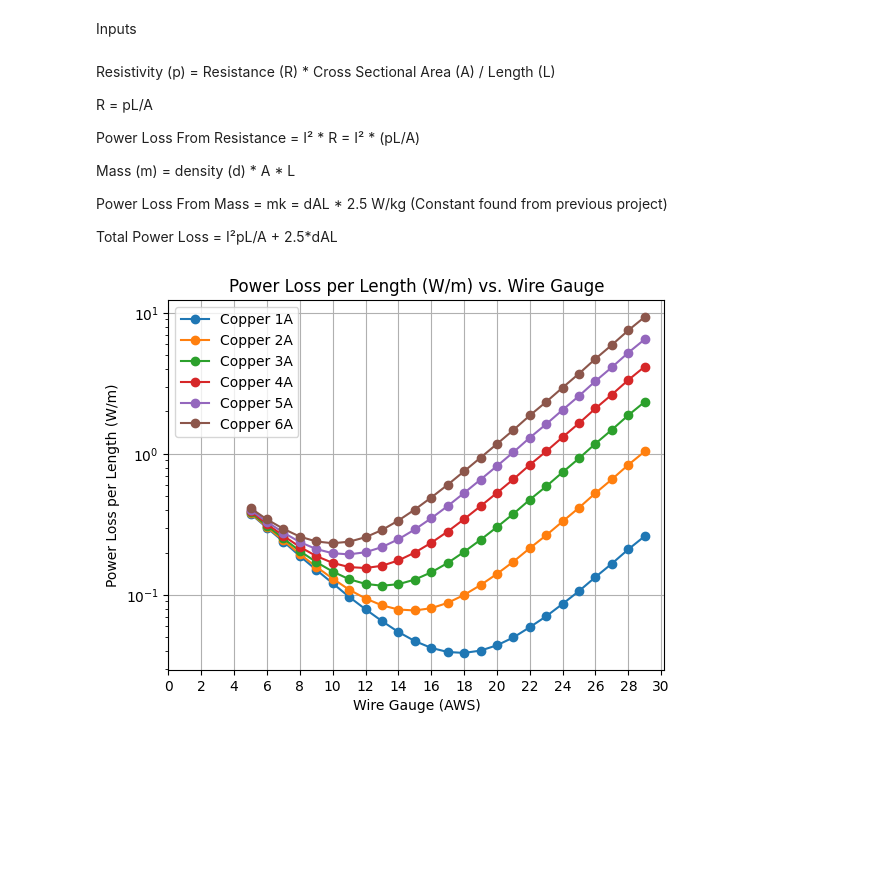
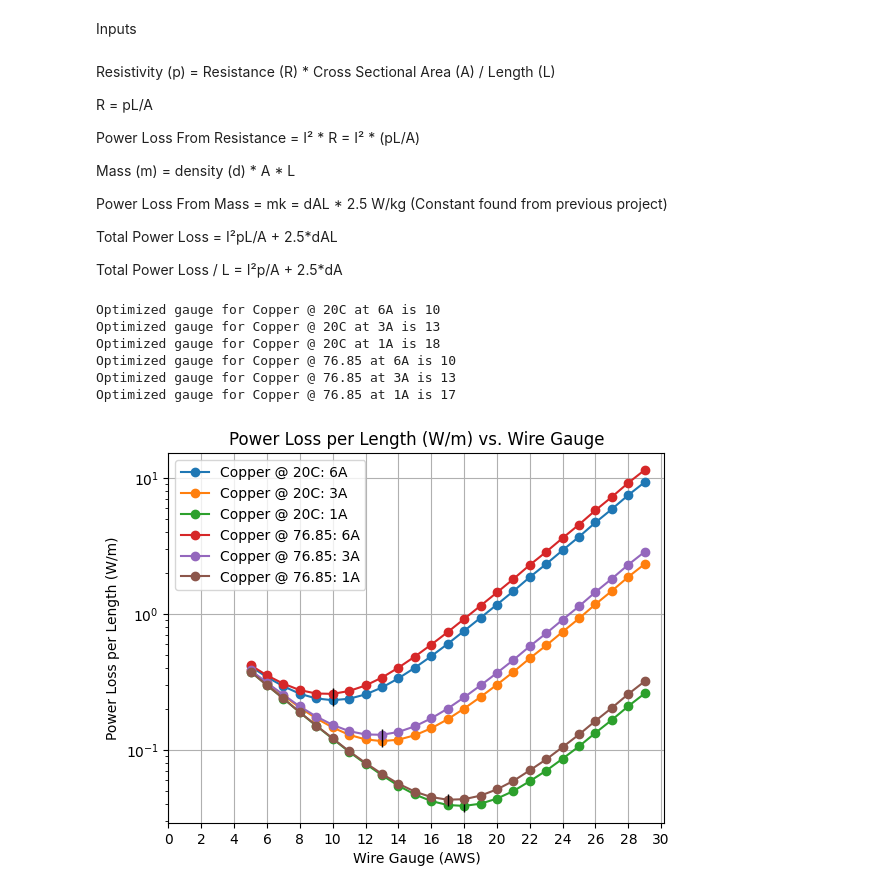
Before and after one commit to UBC-Solar/data_analysis, a Jupyter notebook: wire_gauge/wire_gauge.ipynb, the cells around one changed output. Cells and saved outputs as stored; diff of their text form; code cells hidden in the pictures; blank space fills up the shorter version.

Commit message:
Wire Gauge Project (#17)
* Updated the wire gauge project to be more readable and identify the most optimized wire gauge

* Create PULL_REQUEST_TEMPLATE.md

* Updated comments

---------

Co-authored-by: Joshua Riefman <joshuariefman@gmail.com>

```diff
--- a/wire_gauge/wire_gauge.ipynb
+++ b/wire_gauge/wire_gauge.ipynb
@@ -7,15 +7,14 @@ import numpy as np
 
 # Wire Dimensions
 wire_gauges = np.arange(5, 30, 1)
-wire_length = [1]
 
-#Wire Properties (These might be changes with input from PAS)
-material_names = ['Copper']
-material_densities = [8960] #https://www.engineersedge.com/materials/densities_of_metals_and_elements_table_13976.htm
-material_resistivities = [1.68e-8] #http://hyperphysics.phy-astr.gsu.edu/hbase/Tables/rstiv.html
+#Wire Properties
+material_names = ['Copper @ 20C', 'Copper @ 76.85']
+material_densities = [8960, 8960] #https://www.engineersedge.com/materials/densities_of_metals_and_elements_table_13976.htm
+material_resistivities = [1.676e-8, 2.061e-8] #https://srd.nist.gov/JPCRD/jpcrd155.pdf
 
 #Power Properties
-average_current = [1, 2, 3, 4, 5, 6] #Range of expected currents
+average_currents = [6, 3, 1] #Range of expected currents
 power_loss_per_kg = 2.5 #Constant found from a previous project
 
 #AWS Gauge to Area dictionary (mm²) (https://www.sab-cable.com/cables-wires-harnessing-temperature-measurement/technical-data/cables-and-wires/american-cable-stranding.html)
@@ -59,6 +58,8 @@ Mass (m) = density (d) * A * L
 Power Loss From Mass = mk = dAL * 2.5 W/kg (Constant found from previous project)
 
 Total Power Loss = I²pL/A + 2.5*dAL
+
+Total Power Loss / L = I²p/A + 2.5*dA
 # %%
 
 for i in range(len(material_names)):
@@ -69,39 +70,46 @@ for i in range(len(material_names)):
     mat_resistivity = material_resistivities[i]
     mat_density = material_densities[i]
     mat_name = material_names[i]
 
-    for current in average_current:
+    for current in average_currents:
         total_power_losses = []
 
         for gauge in wire_gauges:
             cross_sectional_area = gauge_to_area[gauge] * 1e-6 # Converts mm² to m²
 
-            power_loss_resistance = current * current * mat_resistivity / cross_sectional_area # P1 = I² * (pL/A)
-            power_loss_mass = mat_density * cross_sectional_area * power_loss_per_kg # P2 = 2.5*dAL
+            power_loss_resistance = current * current * mat_resistivity / cross_sectional_area # P1 = I² * (p/A)
+            power_loss_mass = mat_density * cross_sectional_area * power_loss_per_kg # P2 = dA*2.5
 
-            #power_losses_resistance.append(power_loss_resistance)
-            #power_losses_mass.append(power_loss_mass)
             total_power_losses.append(power_loss_mass + power_loss_resistance)
 
-        plt.plot(wire_gauges, total_power_losses,  marker='o', label = mat_name + " " + str(current) + "A")
+        plt.plot(wire_gauges, total_power_losses,  marker='o', label = f"{mat_name}: {current}A")
 
-    #plt.plot(wire_gauges, power_losses_mass,  marker='x')
-    #plt.plot(wire_gauges, power_losses_resistance,  marker='s')
+        minimum_power_loss = np.min(total_power_losses) #Finds the minimum power loss and associated gauge
+        minimum_power_loss_gauge = wire_gauges[np.argmin(total_power_losses)]
+
+        plt.plot(minimum_power_loss_gauge, minimum_power_loss, marker = '|', markersize = 8, color="black") #Marks the minimum value with a black line
+        print(f"Optimized gauge for {mat_name} at {current}A is {minimum_power_loss_gauge}")
 
 
 plt.title('Power Loss per Length (W/m) vs. Wire Gauge')
 
 plt.ylabel("Power Loss per Length (W/m)")
 plt.xlabel("Wire Gauge (AWS)")
 plt.legend()
 
 plt.yscale('log')
 
 plt.xlim(0)
 
 plt.xticks(np.arange(0, 31, 2))
 plt.grid()
 
 plt.show()
 # %% [output]
+Optimized gauge for Copper @ 20C at 6A is 10
+Optimized gauge for Copper @ 20C at 3A is 13
+Optimized gauge for Copper @ 20C at 1A is 18
+Optimized gauge for Copper @ 76.85 at 6A is 10
+Optimized gauge for Copper @ 76.85 at 3A is 13
+Optimized gauge for Copper @ 76.85 at 1A is 17
-[figure, old version]
+[figure, new version]
```
